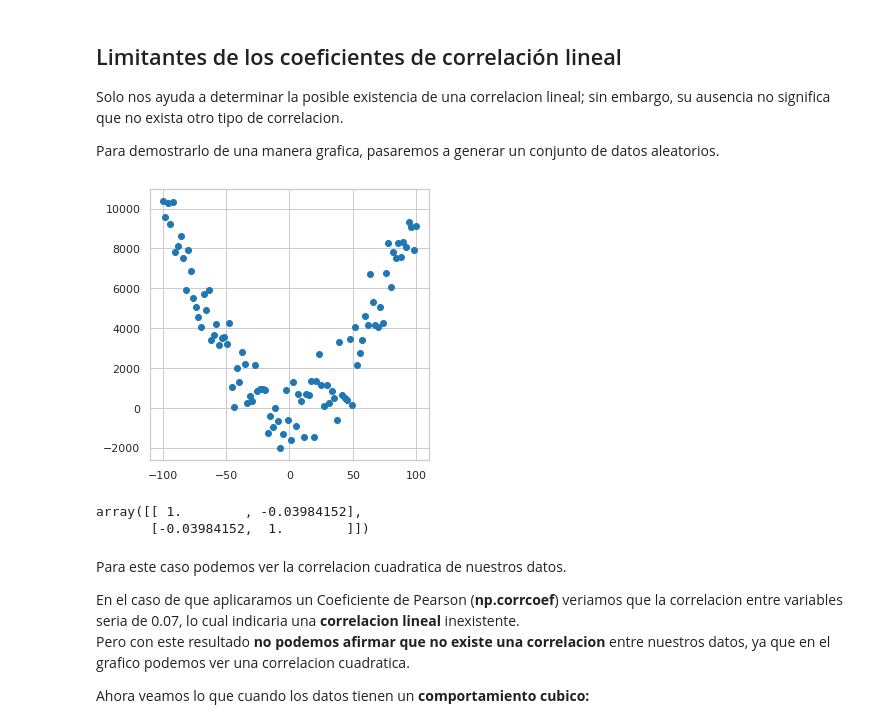
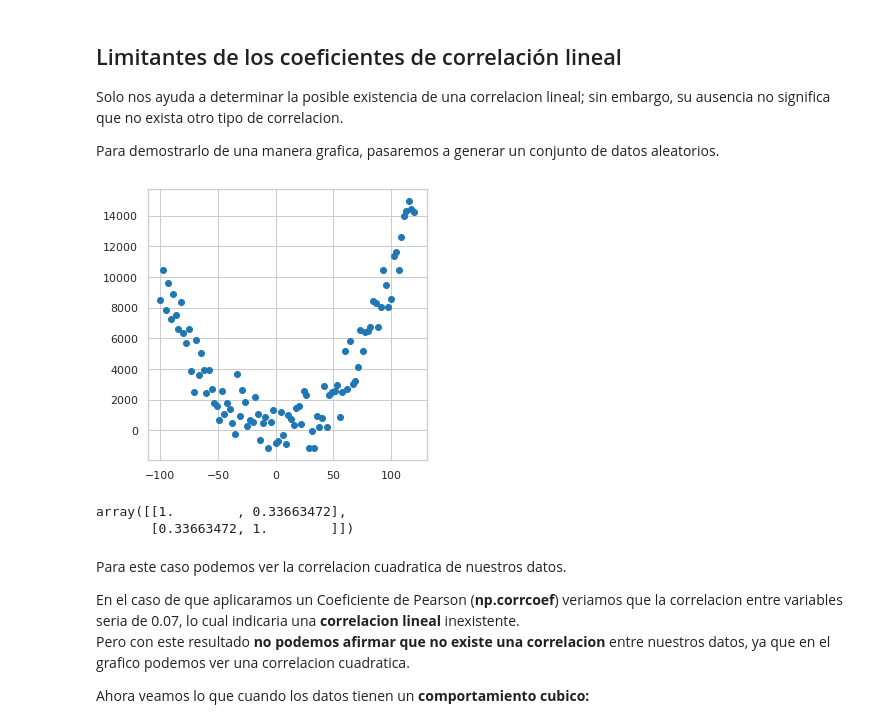
Before and after one commit to mazzaroli/EDA, a Jupyter notebook: article/notebook.ipynb, the cells around one changed output. Saved outputs shown, nothing was run; the diff lists cells and outputs as text; code cells hidden in the pictures.

```diff
--- a/article/notebook.ipynb
+++ b/article/notebook.ipynb
@@ -1873,20 +1873,23 @@ Solo nos ayuda a determinar la posible existencia de una correlacion lineal; sin
 
 Para demostrarlo de una manera grafica, pasaremos a generar un conjunto de datos aleatorios.
 # %%
+from sklearn.metrics import r2_score
+
+
 plt.figure(figsize=(5,5))
 
-x = np.linspace(-100,100,100)
+x = np.linspace(-100,120,100)
 y = x**2
 y += np.random.normal(0,1000,x.size)
 
-plt.scatter(x,y)
+plt.scatter(x=x,y=y)
 plt.show()
 
 np.corrcoef(x,y)
 # %% [output]
-[figure, old version]
+[figure, new version]
-array([[ 1.        , -0.03984152],
-       [-0.03984152,  1.        ]])
+array([[1.        , 0.33663472],
+       [0.33663472, 1.        ]])
 # %% [markdown]
 Para este caso podemos ver la correlacion cuadratica de nuestros datos.
 
```
Also changed, not shown: parts of 31 cells of this notebook, 3 other files.
